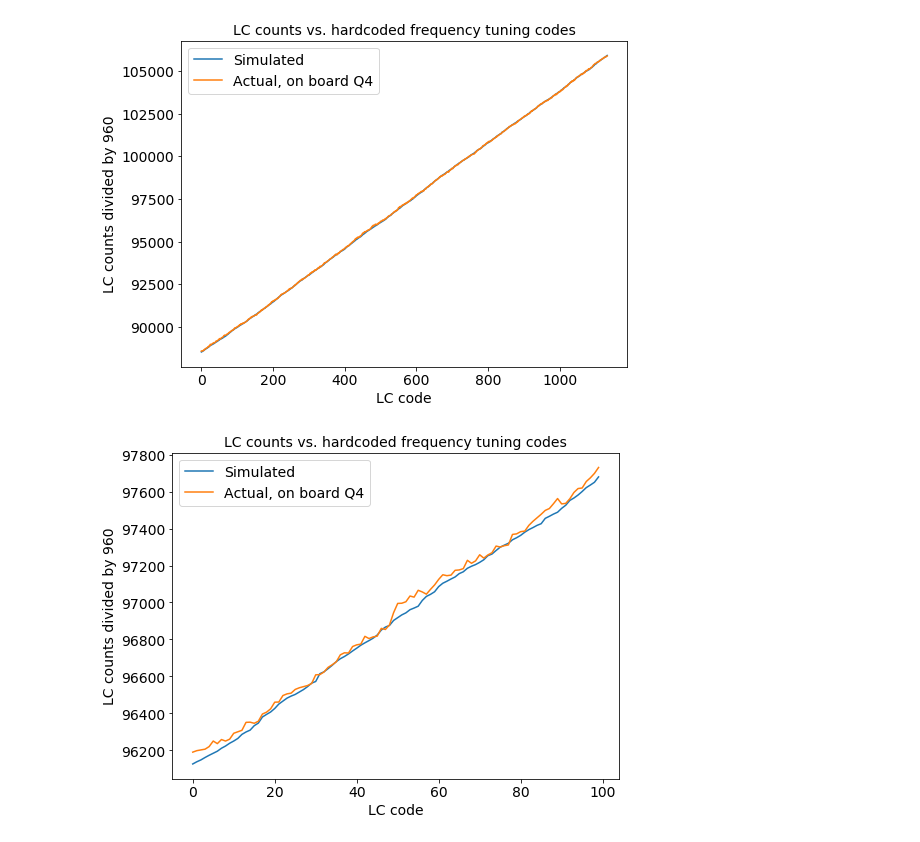
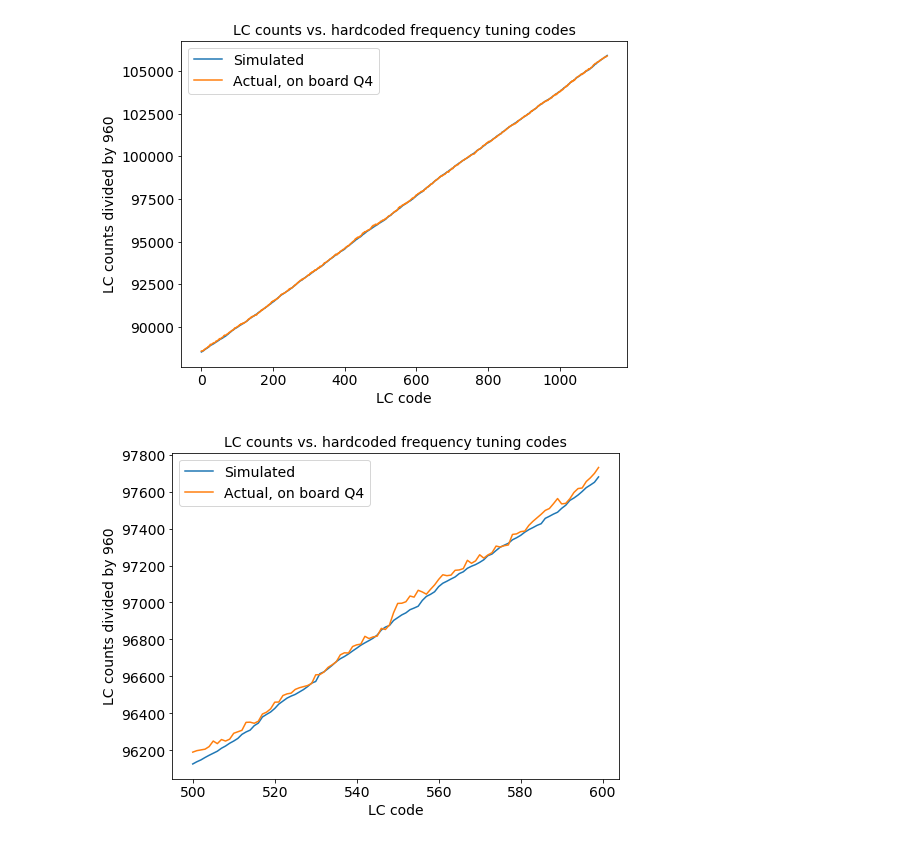
Before and after one commit to cwdao/scum-test-code, a Jupyter notebook: scum/LC_sweep/LC_sweep.ipynb, the cells around one changed output. Drawn from its saved outputs; the diff is of its cells as text; code cells hidden in the pictures.

Commit message:
Fix plots

```diff
--- a/scum/LC_sweep/LC_sweep.ipynb
+++ b/scum/LC_sweep/LC_sweep.ipynb
@@ -153,17 +153,17 @@ plt.show()
 [figure]
 # %%
 plt.figure(figsize=(8, 6))
-plt.plot(counts_LC[indices][500:600], label="Simulated")
-plt.plot(counts_LC_monotonic[500:600], label="Actual, on board Q4")
+plt.plot(np.arange(500, 600), counts_LC[indices][500:600], label="Simulated")
+plt.plot(np.arange(500, 600), counts_LC_monotonic[500:600], label="Actual, on board Q4")
 plt.title('LC counts vs. hardcoded frequency tuning codes', fontsize=14)
 plt.xlabel('LC code', fontsize=14)
 plt.ylabel('LC counts divided by 960', fontsize=14)
 plt.xticks(fontsize=14)
 plt.yticks(fontsize=14)
 plt.legend(fontsize=14)
 plt.savefig('lc_hardcoded_zoom.pdf', bbox_inches='tight')
 plt.show()
 # %% [output]
-[figure, old version]
+[figure, new version]
 # %%
 plt.figure(figsize=(8, 6))
```
Also changed, not shown: parts of 1 cell of this notebook, 10 other files.
